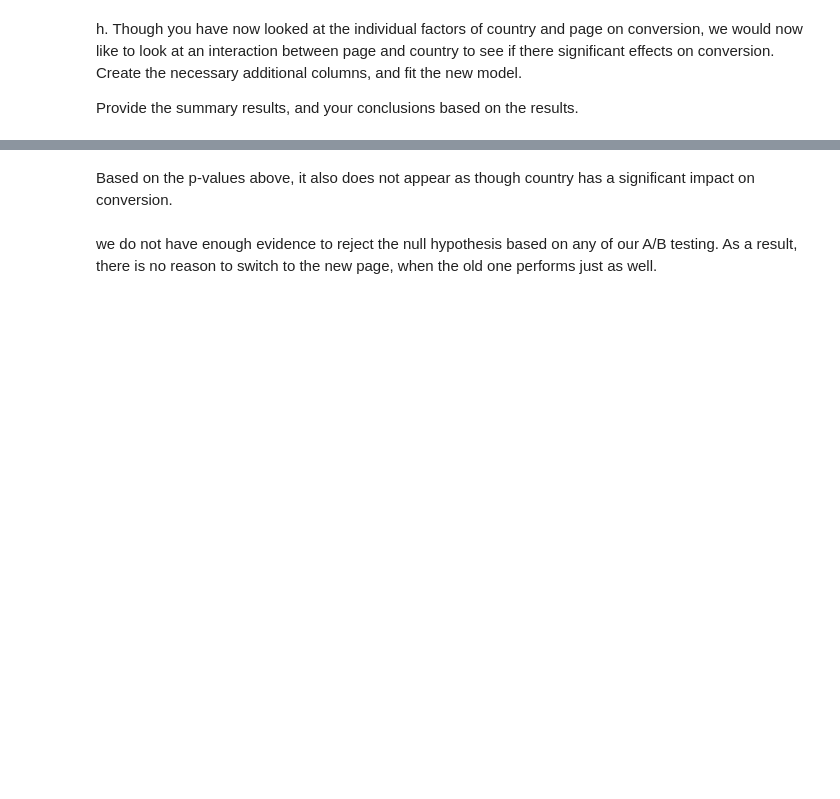
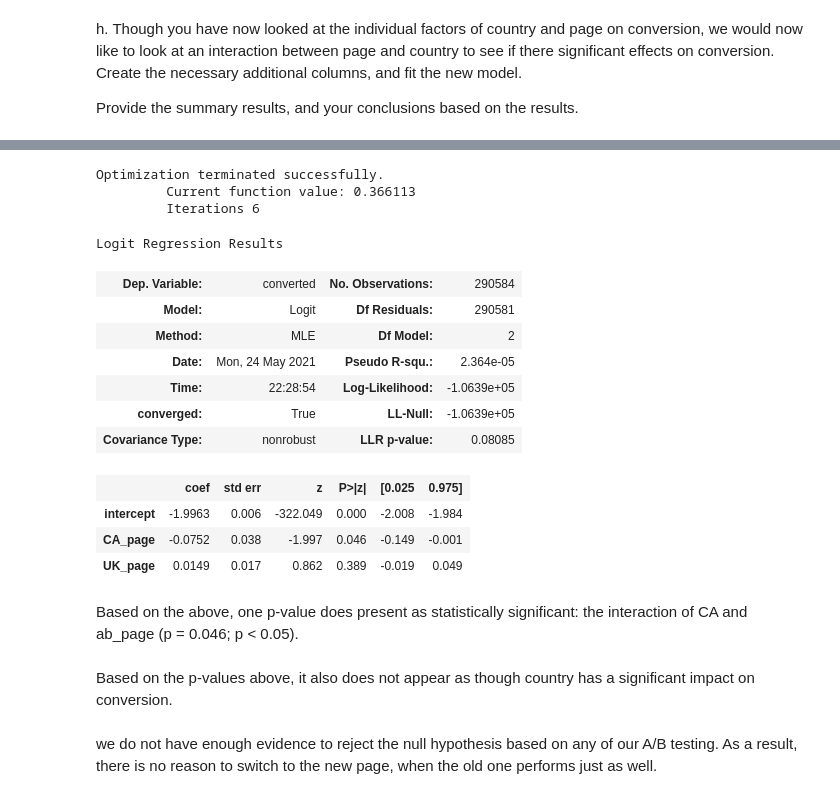
Before and after one commit to mohiiieldin/Advance-Data-Analysis-Nano-Degree-by-Udacity-, a Jupyter notebook: Practical Statistics/Analyze_ab_test_results_notebook_ipynb_txt.ipynb, the cells around one changed output, grey strips where cells are left out. Saved outputs shown, nothing was run; the diff lists cells and outputs as text; code cells hidden in the pictures; blank space fills up the shorter version.

```diff
--- a/Practical Statistics/Analyze_ab_test_results_notebook_ipynb_txt.ipynb
+++ b/Practical Statistics/Analyze_ab_test_results_notebook_ipynb_txt.ipynb
@@ -425,3 +441,28 @@ results.summary()
+# %%
+countries_new['CA_page'] = countries_new['CA']*countries_new['ab_page']
+countries_new['UK_page'] = countries_new['UK']*countries_new['ab_page']
+countries_new['US_page'] = countries_new['US']*countries_new['ab_page']
+logit_mod = sm.Logit(countries_new['converted'], countries_new[['intercept', 'CA_page', 'UK_page']])
+results = logit_mod.fit()
+results.summary()
+# %% [output]
+Optimization terminated successfully.
+         Current function value: 0.366113
+         Iterations 6
+Logit Regression Results
+| Dep. Variable: | converted | No. Observations: | 290584 |
+| Model: | Logit | Df Residuals: | 290581 |
+| Method: | MLE | Df Model: | 2 |
+| Date: | Mon, 24 May 2021 | Pseudo R-squ.: | 2.364e-05 |
+| Time: | 22:28:54 | Log-Likelihood: | -1.0639e+05 |
+| converged: | True | LL-Null: | -1.0639e+05 |
+| Covariance Type: | nonrobust | LLR p-value: | 0.08085 |
+|  | coef | std err | z | P>|z| | [0.025 | 0.975] |
+| intercept | -1.9963 | 0.006 | -322.049 | 0.000 | -2.008 | -1.984 |
+| CA_page | -0.0752 | 0.038 | -1.997 | 0.046 | -0.149 | -0.001 |
+| UK_page | 0.0149 | 0.017 | 0.862 | 0.389 | -0.019 | 0.049 |
+# %% [markdown]
+Based on the above, one p-value does present as statistically significant: the interaction of CA and ab_page (p = 0.046; p < 0.05).
 # %% [markdown]
 Based on the p-values above, it also does not appear as though country has a significant impact on conversion.
 # %% [markdown]
```
Also changed, not shown: parts of 15 cells of this notebook.
